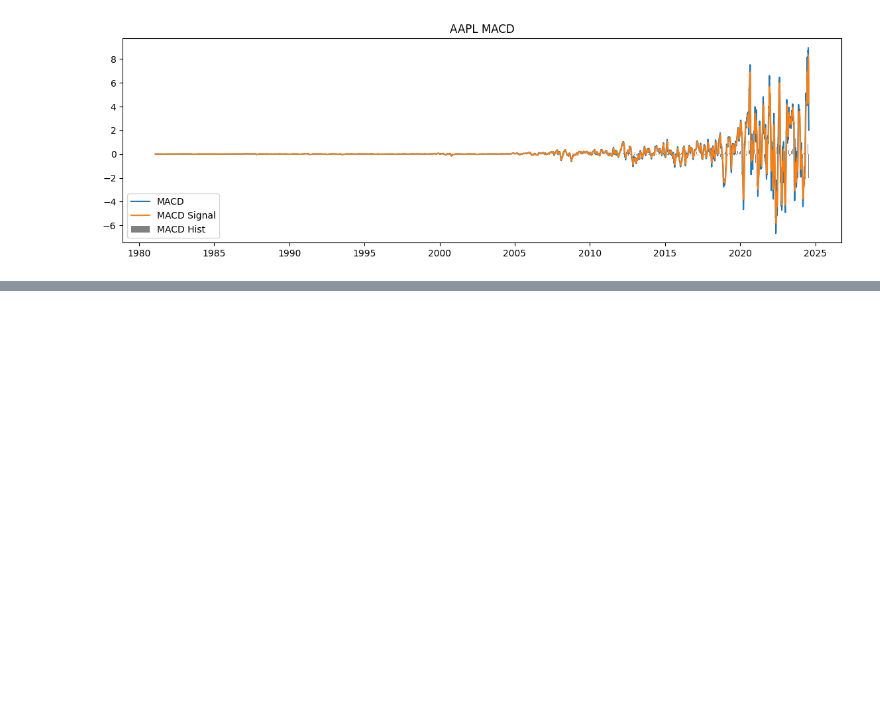
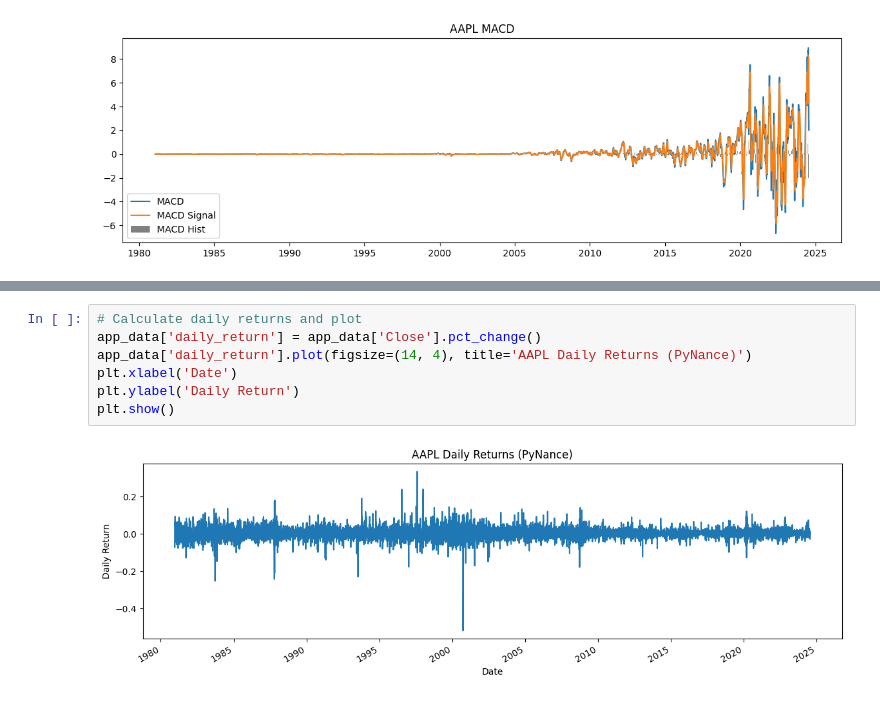
Before and after one commit to mikek1337/Predicting-Price-Moves-with-News-Sentiment-Week1, a Jupyter notebook: notebooks/financial-analysis.ipynb, the cells around one changed output, grey strips where cells are left out. Drawn from its saved outputs; the diff is of its cells as text; blank space fills up the shorter version.

```diff
--- a/notebooks/financial-analysis.ipynb
+++ b/notebooks/financial-analysis.ipynb
@@ -61,0 +109,9 @@ plt.show()
+# %%
+# Calculate daily returns and plot
+app_data['daily_return'] = app_data['Close'].pct_change()
+app_data['daily_return'].plot(figsize=(14, 4), title='AAPL Daily Returns (PyNance)')
+plt.xlabel('Date')
+plt.ylabel('Daily Return')
+plt.show()
+# %% [output]
+[figure, added]
```
Also changed, not shown: parts of 11 cells of this notebook, 1 other file.
